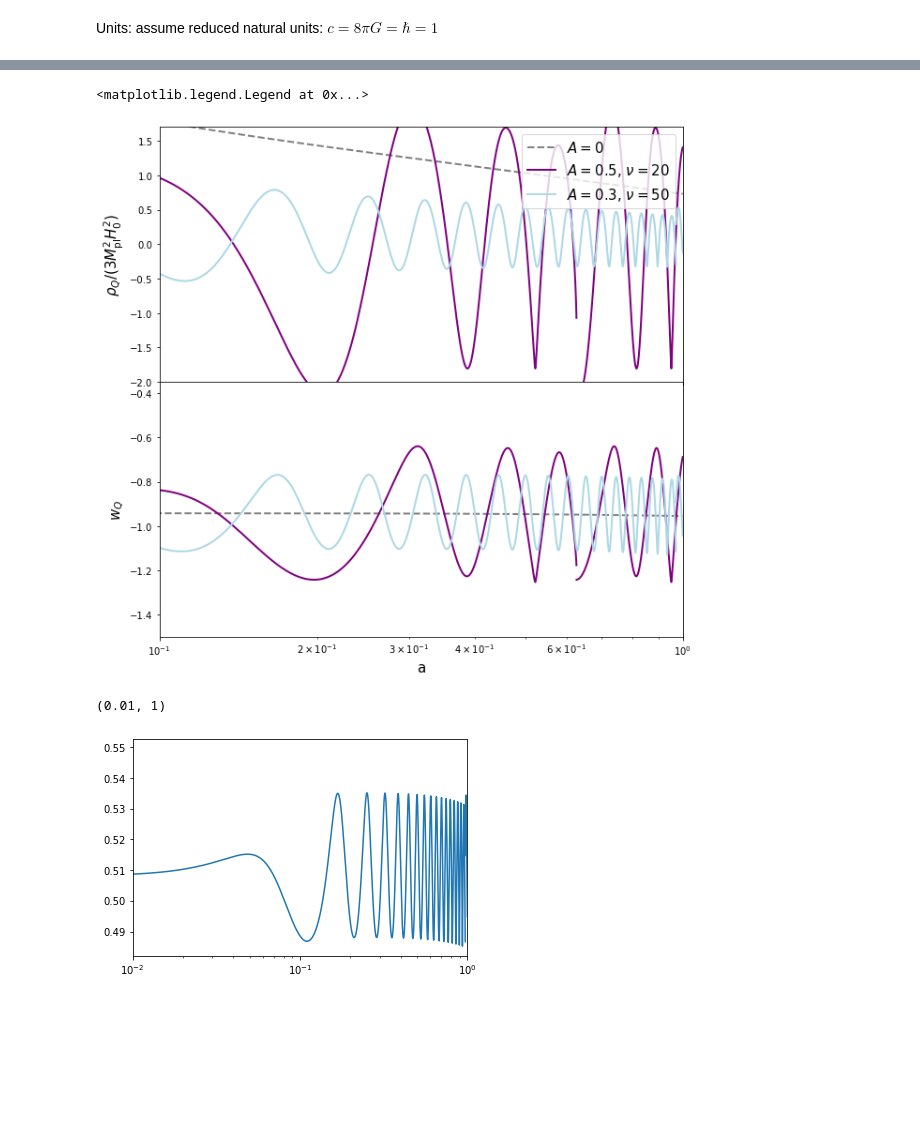
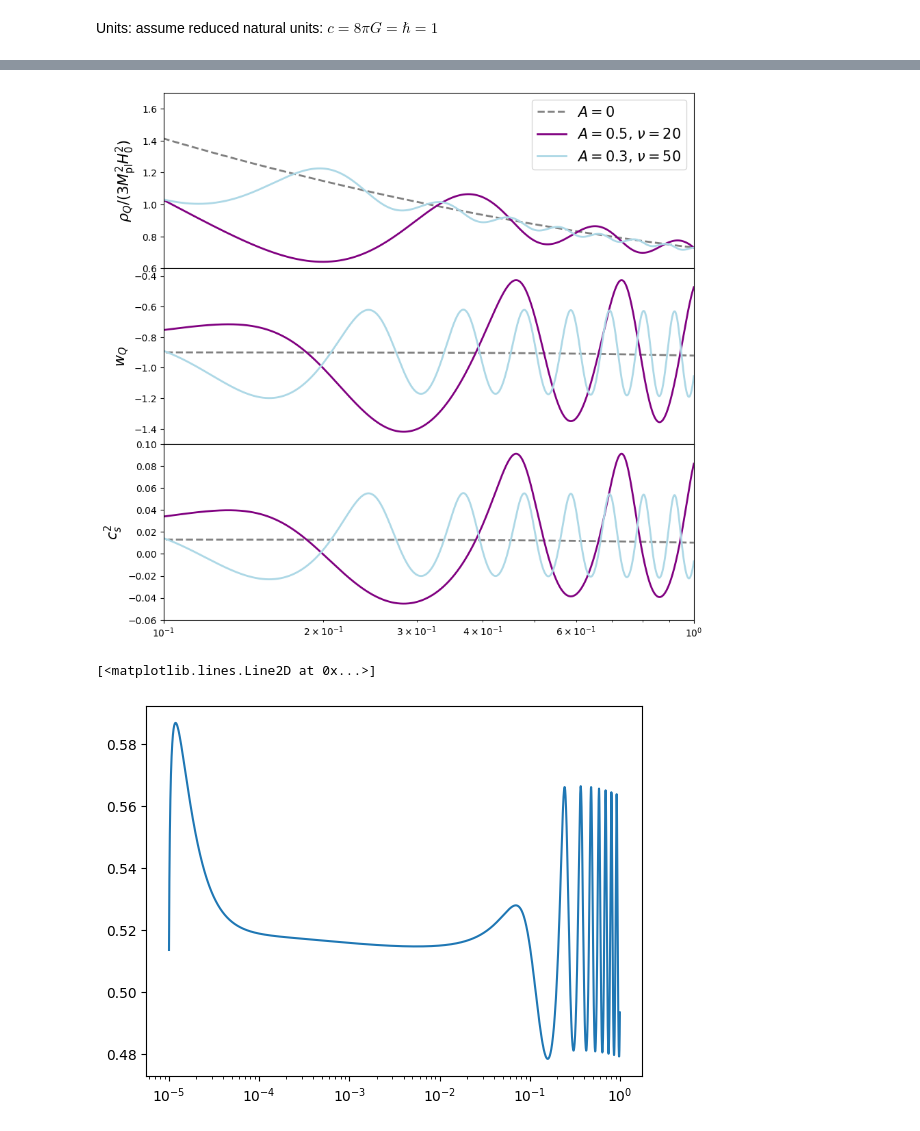
Before and after one commit to joaoreboucas1/ISF, a Jupyter notebook: Monodromic_K-Essence.ipynb, the cells around one changed output, grey strips where cells are left out. Saved outputs shown, nothing was run; the diff lists cells and outputs as text; code cells hidden in the pictures; blank space fills up the shorter version.

Commit message:
Implemented Monodromic K-Essence

```diff
--- a/Monodromic_K-Essence.ipynb
+++ b/Monodromic_K-Essence.ipynb
@@ -70,7 +78,7 @@ def V_derivative(phi: float, p: Params):
 	return p.C*(-p.alpha*phi**(-p.alpha-1)*(1 - p.A*np.sin(p.nu*phi)) - phi**(-p.alpha)*p.A*p.nu*np.cos(p.nu*phi))
 
 def rho_phi(phi: float, X: float, p: Params):
-	return 2*X*V(phi, p)*(2*X - 1)
+	return X*V(phi, p)*(3*X - 1)
 
 def Hubble(y: list[float], a: float, p: Params) -> float:
 	phi, X = y
@@ -80,7 +88,7 @@ def Hubble(y: list[float], a: float, p: Params) -> float:
 def equations(y: list[float], a: float, p: Params) -> list[float]:
 	phi, X = y
 	H = Hubble(y, a, p)
-	dphi = np.sqrt(2*X*rho_cr)/(a*H)
+	dphi = np.sqrt(2*X*rho_cr/3)/(a*H)
 	dX = -V_derivative(phi, p)*np.sqrt(2*X)*(-X + 3*X**2)/(V(phi, p)*(6*X - 1)) - 6*H*X*(2*X - 1)/(6*X - 1) # dX/dt
 	dX /= a*H
 	return np.array([dphi, dX])
@@ -113,7 +121,7 @@ def get_initial_phi_X(a_ini, pars):
 	H_ini = H0*np.sqrt(omega_m*a_ini**(-3) + omega_r*a_ini**(-4))
 	t_ini = 1/(2*H_ini)
 	X_bar = (4-pars.alpha)/(8-3*pars.alpha)
-	phi_i = np.sqrt(2*X_bar*rho_cr)*t_ini
+	phi_i = np.sqrt(2*X_bar*rho_cr/3)*t_ini
 	return phi_i, X_bar
 
 def solve_system(a_ini, a_end, n_steps, p):
@@ -246,8 +237,6 @@ Finished shooting successfully after 20 iterations
 # %%
 # Calculating densities for each case
-fig, axs = plt.subplots(2, 1, sharex=True, figsize=(10,10), gridspec_kw={'hspace': 0})
-rho_r_a = rho_cr* omega_r * a**(-4)
-rho_m_a = rho_cr* omega_m * a**(-3)
+fig, axs = plt.subplots(3, 1, sharex=True, figsize=(10,10), gridspec_kw={'hspace': 0})
 lws = [2, 2, 2]
 lss = ['--', '-', '-']
 colors = ['gray', 'purple', 'lightblue']
@@ -256,25 +245,29 @@ for case, result, lw, ls, color, label in zip(cases, results, lws, lss, colors,
 	phi, X = result.T
 	rho_de_a = rho_phi(phi, X, case)
 	w_de_a = (1-X)/(1-3*X)
+	cs2_de_a = (1-2*X)/(1-6*X)
 	rho_de_a_lcdm = rho_cr*(1-omega_m-omega_r)*np.ones((n_steps))
 	axs[0].semilogx(a, rho_de_a/rho_cr, color=color, ls=ls, lw=lw, label=label)
 	axs[1].semilogx(a, w_de_a, color=color, ls=ls, lw=lw, label=label)
+	axs[2].semilogx(a, cs2_de_a, color=color, ls=ls, lw=lw, label=label)
 
 axs[0].set_ylabel(r"$\rho_Q/(3M^2_\mathrm{pl}H_0^2)$", fontsize=15)
-axs[0].set_ylim([-2, 1.7])
+axs[0].set_ylim([0.6, 1.7])
 axs[1].set_ylabel(r"$w_Q$", fontsize=15)
 axs[1].set_ylim([-1.5, -0.35])
-axs[0].set_xlim([0.1, 1])
+axs[2].set_ylabel(r"$c_s^2$", fontsize=15)
+axs[2].set_ylim([-0.06, 0.1])
+
+axs[1].set_xlim([0.1, 1])
 axs[1].set_xlabel(r"a", fontsize=15)
 axs[0].legend(loc="upper right", fontsize=15)
-# plt.savefig("monodromic_quintessence_reproduction.pdf")
+plt.savefig("Figures/monodromic_k_essence_reproduction.pdf")
 # %% [output]
-<matplotlib.legend.Legend at 0x...>
-[figure, old version]
+[figure, new version]
 # %%
 plt.semilogx(a, X)
-plt.xlim([0.01, 1])
+#plt.xlim([0.01, 1])
 # %% [output]
-(0.01, 1)
+[<matplotlib.lines.Line2D at 0x...>]
-[figure, old version]
+[figure, new version]
 # %%
```
Also changed, not shown: parts of 4 cells of this notebook, 1 other file.
